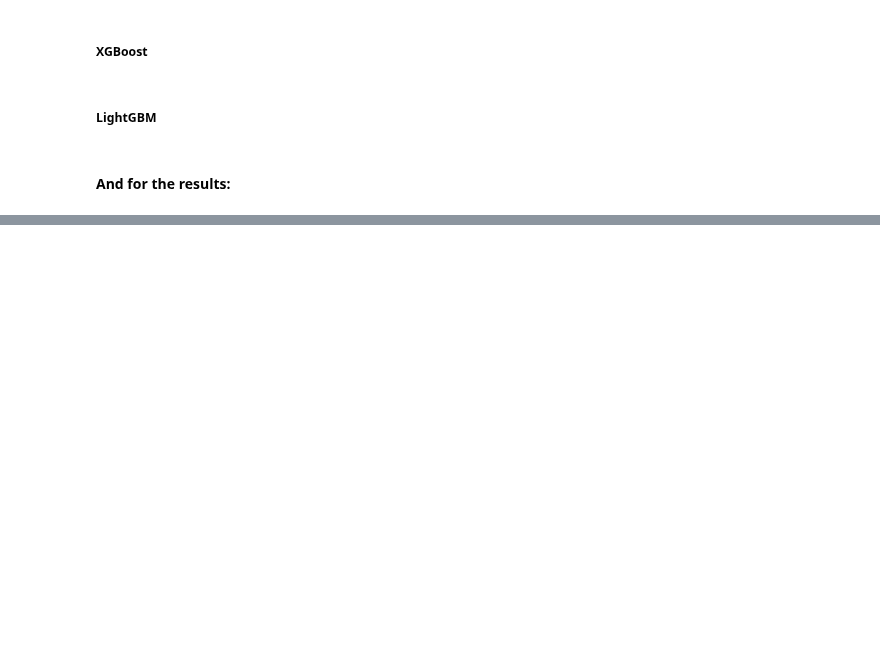
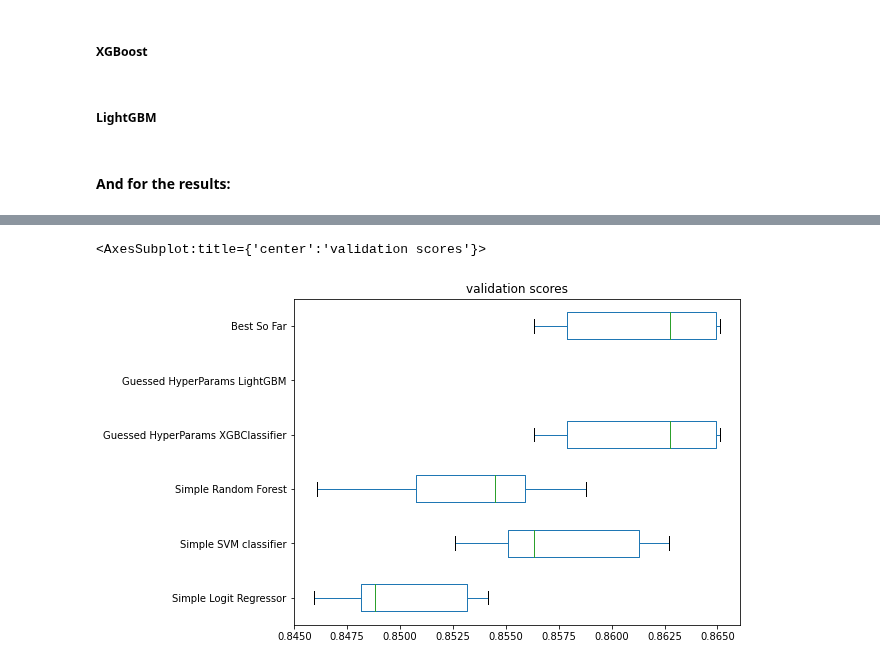
Before and after one commit to blackBagel/flu-shots, a Jupyter notebook: Flu_shot_forecast.ipynb, the cells around one changed output, grey strips where cells are left out. Cells and saved outputs as stored; diff of their text form; code cells hidden in the pictures; blank space fills up the shorter version.

```diff
--- a/Flu_shot_forecast.ipynb
+++ b/Flu_shot_forecast.ipynb
@@ -829,0 +1061,14 @@ best_model_so_far
+# %%
+overall_train_cv_scoreboard = pd.DataFrame()
+overall_val_cv_scoreboard = pd.DataFrame()
+
+dict_of_fame = {}
+global best_model_so_far
+best_model_so_far = None
+# %%
+float_features_to_classify_by = float_features_to_preprocess
+string_features_to_classify_by = string_features_to_preprocess
+
+FEATURES_TO_CLASSIFY_BY = float_features_to_classify_by | string_features_to_classify_by
+df_train_for_clf = df_train[FEATURES_TO_CLASSIFY_BY]
+labels_train_for_clf = labels_train['seasonal_vaccine']
@@ -829,0 +1203,3 @@ best_model_so_far
+# %%
+overall_train_cv_scoreboard = pd.concat([overall_train_cv_scoreboard, train_cv_scoreboard])
+overall_val_cv_scoreboard = pd.concat([overall_val_cv_scoreboard, val_cv_scoreboard])
@@ -829,0 +1216,5 @@ best_model_so_far
+# %%
+overall_val_cv_scoreboard.plot(kind='box', title='validation scores', figsize = (8,6), vert=False)
+# %% [output]
+<AxesSubplot:title={'center':'validation scores'}>
+[figure, added]
```
Also changed, not shown: parts of 68 cells of this notebook, 1 other file.
